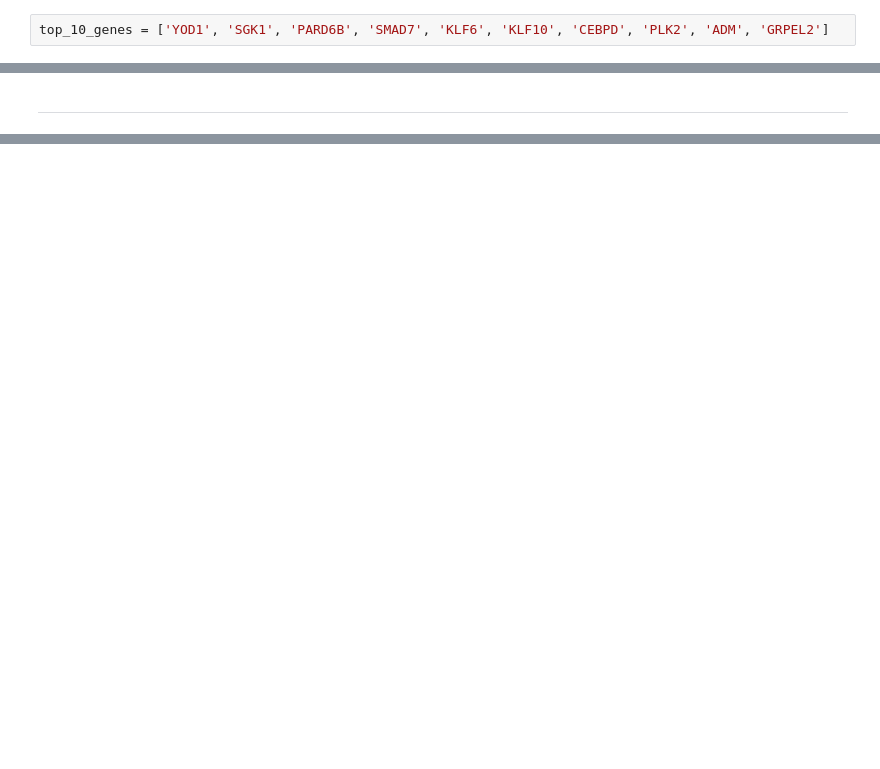
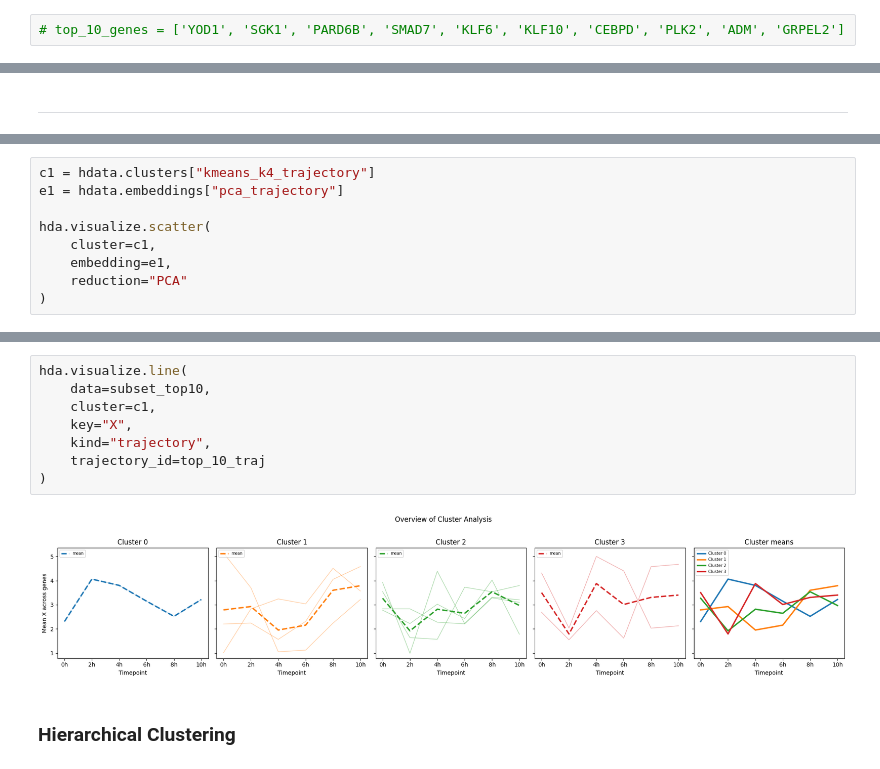
Before and after one commit to csw128/hdadata-package, a Jupyter notebook: Tutorial.ipynb, the cells around one changed output, grey strips where cells are left out. Drawn from its saved outputs; the diff is of its cells as text; blank space fills up the shorter version.

```diff
--- a/Tutorial.ipynb
+++ b/Tutorial.ipynb
@@ -299,7 +302,7 @@ print(f'Top 10 gene names: {top_10_genes}')
 # %% [output]
 Top 10 gene names: ['YOD1', 'SGK1', 'PARD6B', 'SMAD7', 'KLF6', 'KLF10', 'CEBPD', 'PLK2', 'ADM', 'GRPEL2']
 # %%
-top_10_genes = ['YOD1', 'SGK1', 'PARD6B', 'SMAD7', 'KLF6', 'KLF10', 'CEBPD', 'PLK2', 'ADM', 'GRPEL2']
+# top_10_genes = ['YOD1', 'SGK1', 'PARD6B', 'SMAD7', 'KLF6', 'KLF10', 'CEBPD', 'PLK2', 'ADM', 'GRPEL2']
 # %%
 # Initialize a temporary subset object for the top 10 HVGs to be used later
 
@@ -612,0 +637,9 @@ hda.visualize.heatmap(
+# %%
+c1 = hdata.clusters["kmeans_k4_trajectory"]
+e1 = hdata.embeddings["pca_trajectory"]
+
+hda.visualize.scatter(
+    cluster=c1,
+    embedding=e1,
+    reduction="PCA"
+)
@@ -612,0 +648,12 @@ hda.visualize.heatmap(
+# %%
+hda.visualize.line(
+    data=subset_top10,
+    cluster=c1,
+    key="X",
+    kind="trajectory",
+    trajectory_id=top_10_traj
+)
+# %% [output]
+[figure, added]
+# %% [markdown]
+### Hierarchical Clustering
```
Also changed, not shown: parts of 30 cells of this notebook, 14 other files.
